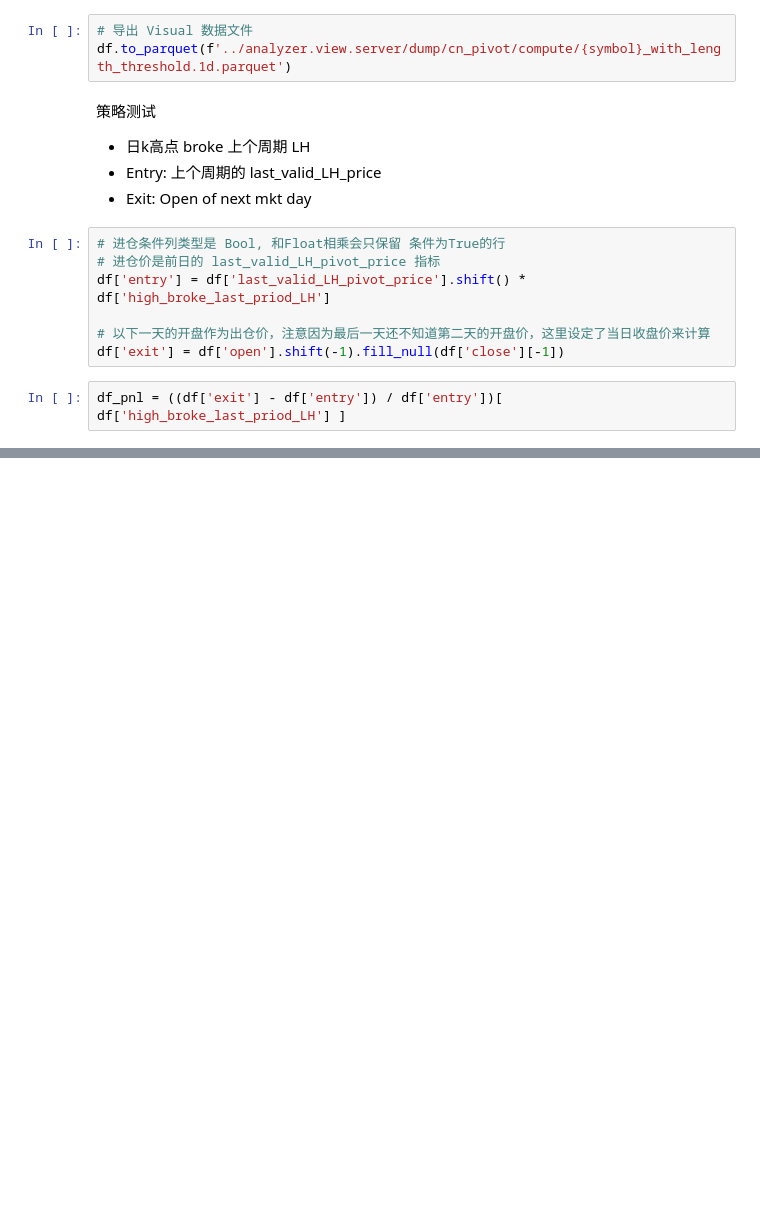
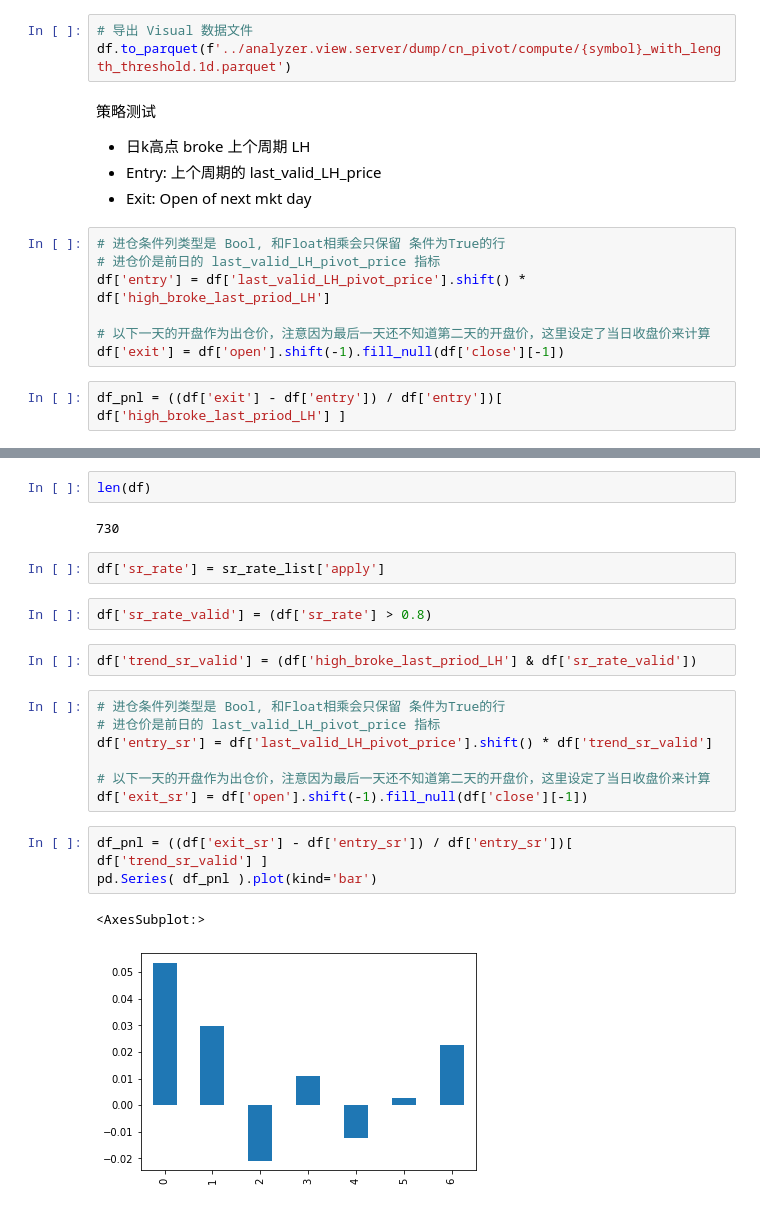
Before and after one commit to ismaelliang/client-python, a Jupyter notebook: pivot.ipynb, the cells around one changed output, grey strips where cells are left out. Saved outputs shown, nothing was run; the diff lists cells and outputs as text; blank space fills up the shorter version.

```diff
--- a/pivot.ipynb
+++ b/pivot.ipynb
@@ -301,0 +389,23 @@ pd.Series(cumret).plot()
+# %%
+len(df)
+# %% [output]
+730
+# %%
+df['sr_rate'] = sr_rate_list['apply']
+# %%
+df['sr_rate_valid'] = (df['sr_rate'] > 0.8)
+# %%
+df['trend_sr_valid'] = (df['high_broke_last_priod_LH'] & df['sr_rate_valid'])
+# %%
+# 进仓条件列类型是 Bool, 和Float相乘会只保留 条件为True的行
+# 进仓价是前日的 last_valid_LH_pivot_price 指标
+df['entry_sr'] = df['last_valid_LH_pivot_price'].shift() * df['trend_sr_valid']
+
+# 以下一天的开盘作为出仓价，注意因为最后一天还不知道第二天的开盘价，这里设定了当日收盘价来计算
+df['exit_sr'] = df['open'].shift(-1).fill_null(df['close'][-1])
+# %%
+df_pnl = ((df['exit_sr'] - df['entry_sr']) / df['entry_sr'])[ df['trend_sr_valid'] ]
+pd.Series( df_pnl ).plot(kind='bar')
+# %% [output]
+<AxesSubplot:>
+[figure, added]
```
Also changed, not shown: parts of 20 cells of this notebook, 5 other files.
